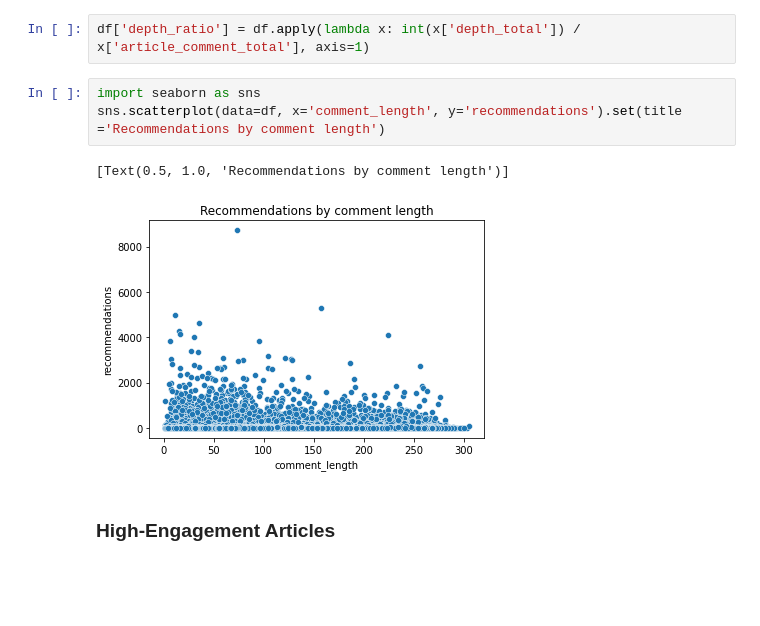
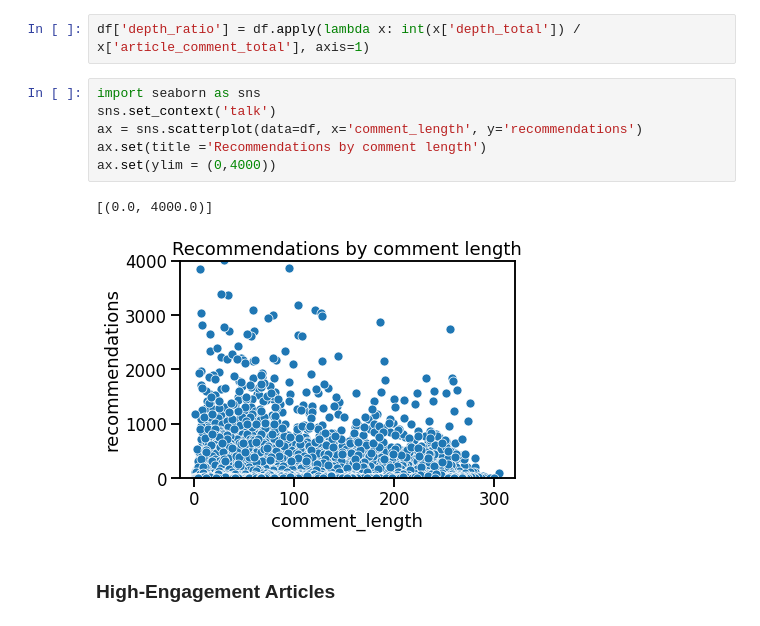
Before and after one commit to carlytsu/capstone-nyt, a Jupyter notebook: NYT Capstone.ipynb, the cells around one changed output. Cells and saved outputs as stored; diff of their text form; blank space fills up the shorter version.

```diff
--- a/NYT Capstone.ipynb
+++ b/NYT Capstone.ipynb
@@ -532,10 +532,13 @@ memory usage: 19.3+ MB
 df['depth_ratio'] = df.apply(lambda x: int(x['depth_total']) / x['article_comment_total'], axis=1)
 # %%
 import seaborn as sns
-sns.scatterplot(data=df, x='comment_length', y='recommendations').set(title ='Recommendations by comment length')
+sns.set_context('talk')
+ax = sns.scatterplot(data=df, x='comment_length', y='recommendations')
+ax.set(title ='Recommendations by comment length')
+ax.set(ylim = (0,4000))
 # %% [output]
-[Text(0.5, 1.0, 'Recommendations by comment length')]
+[(0.0, 4000.0)]
-[figure, old version]
+[figure, new version]
 # %% [markdown]
 ### High-Engagement Articles
 # %% [markdown]
```
Also changed, not shown: parts of 16 cells of this notebook.
